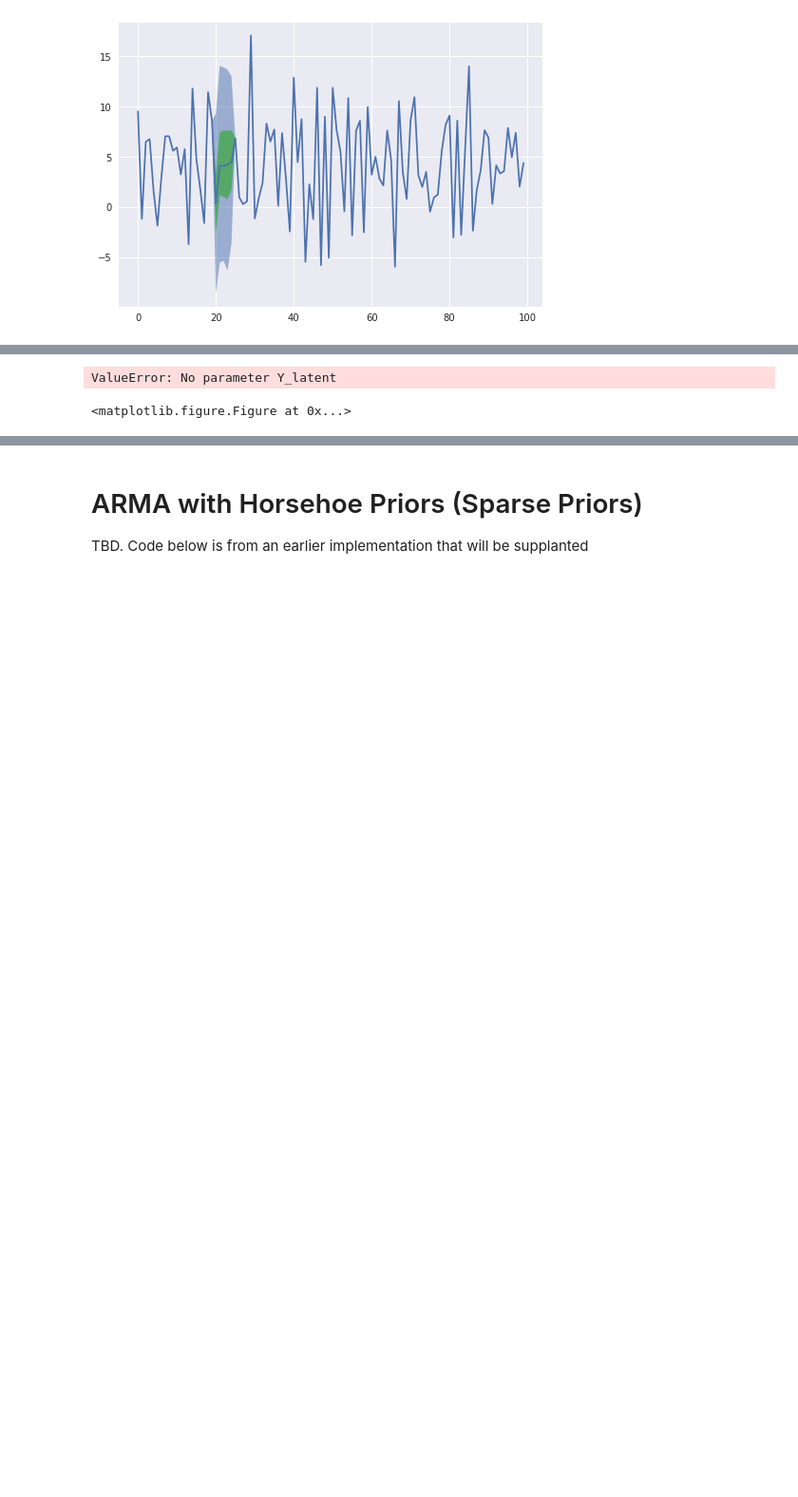
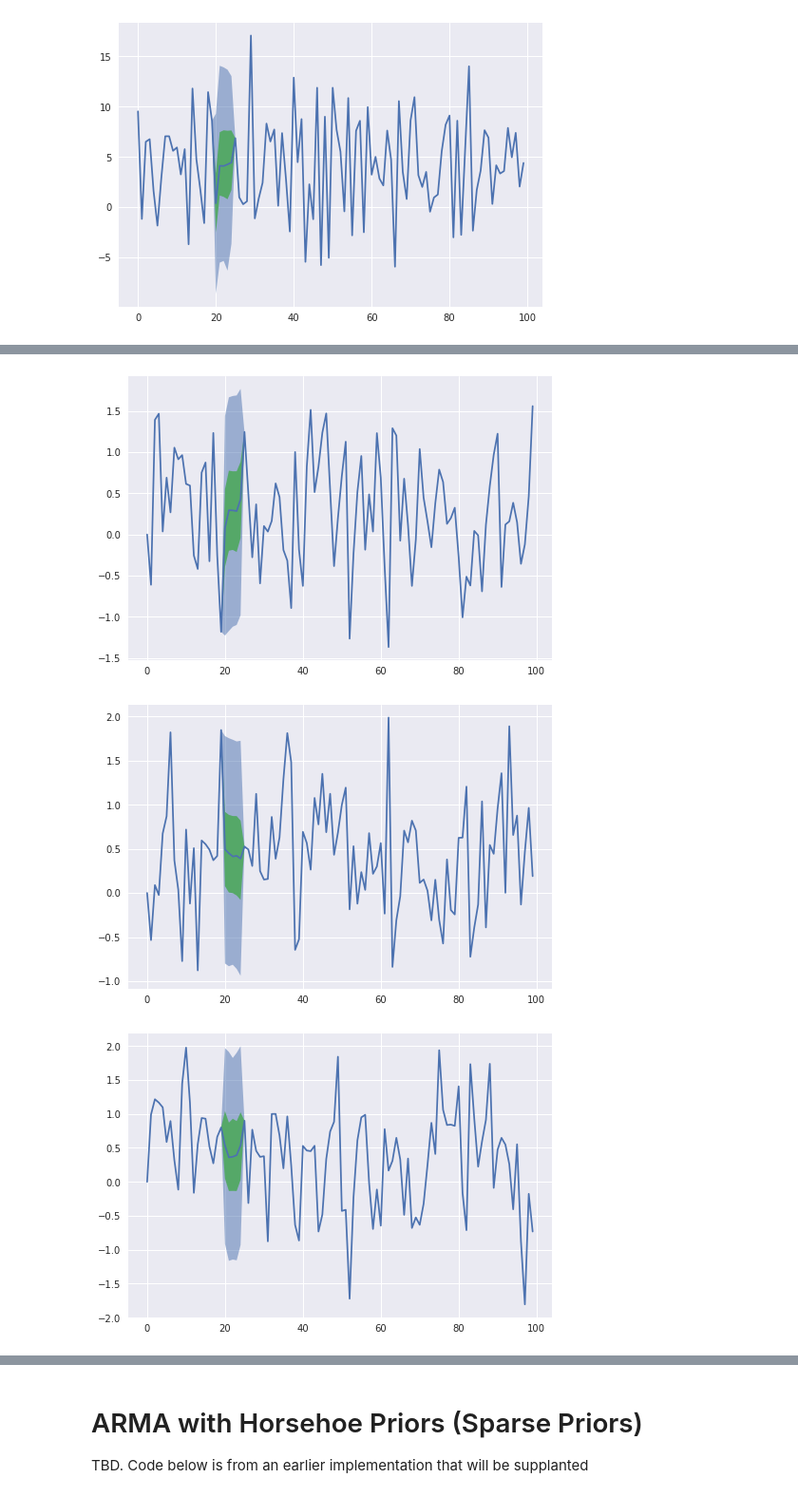
Before and after one commit to jeffalstott/pystan_time_series, a Jupyter notebook: Examples_and_Tests.ipynb, the cells around one changed output, grey strips where cells are left out. Shown at 95% size. Drawn from its saved outputs; the diff is of its cells as text; code cells hidden in the pictures; blank space fills up the shorter version.

```diff
--- a/Examples_and_Tests.ipynb
+++ b/Examples_and_Tests.ipynb
@@ -878,7 +874,7 @@ for n_i in range(n):
         for p_i in range(p):
             Y[n_i,t_i] +=  dot(phi[p_i],Y[n_i,t_i-p_i])
 
-# Y[20:25] = nan
+Y[:,20:25] = nan
 
 model = TimeSeriesModel(Y=Y, p=p, q=q)
 start_time = time()
@@ -889,7 +885,7 @@ print("Fitting took %.2f minutes"%((finish_time-start_time)/60))
 parameter_pairs = [(mu, 'mu'), (sigma, 'sigma'), (phi, 'phi'), (theta, 'theta')]
 test_model_fit(model.fit, parameter_pairs)
 
-print(model.fit)
+# print(model.fit)
 
 for i in range(min(5,n)):
     figure()
@@ -915,2 +913,3 @@ convergence, Rhat=1).
-ValueError: No parameter Y_latent
-<matplotlib.figure.Figure at 0x...>
+[figure, added]
+[figure, added]
+[figure, added]
```
Also changed, not shown: parts of 12 cells of this notebook, 1 other file.
